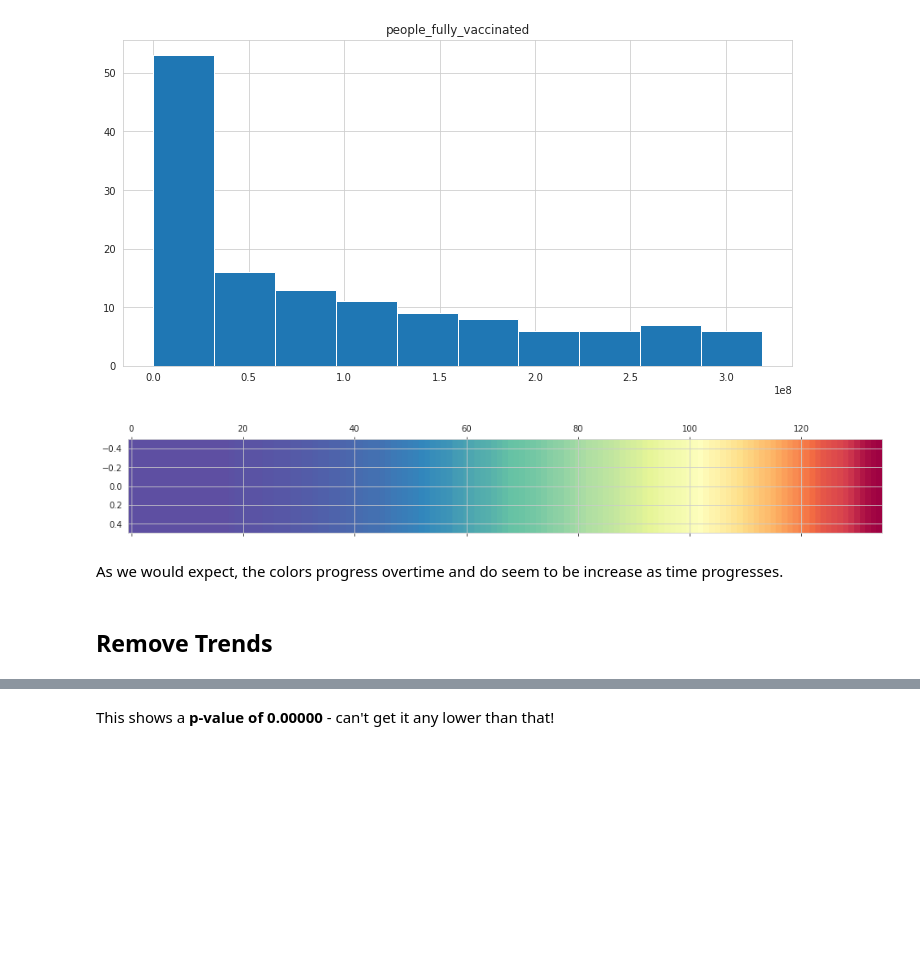
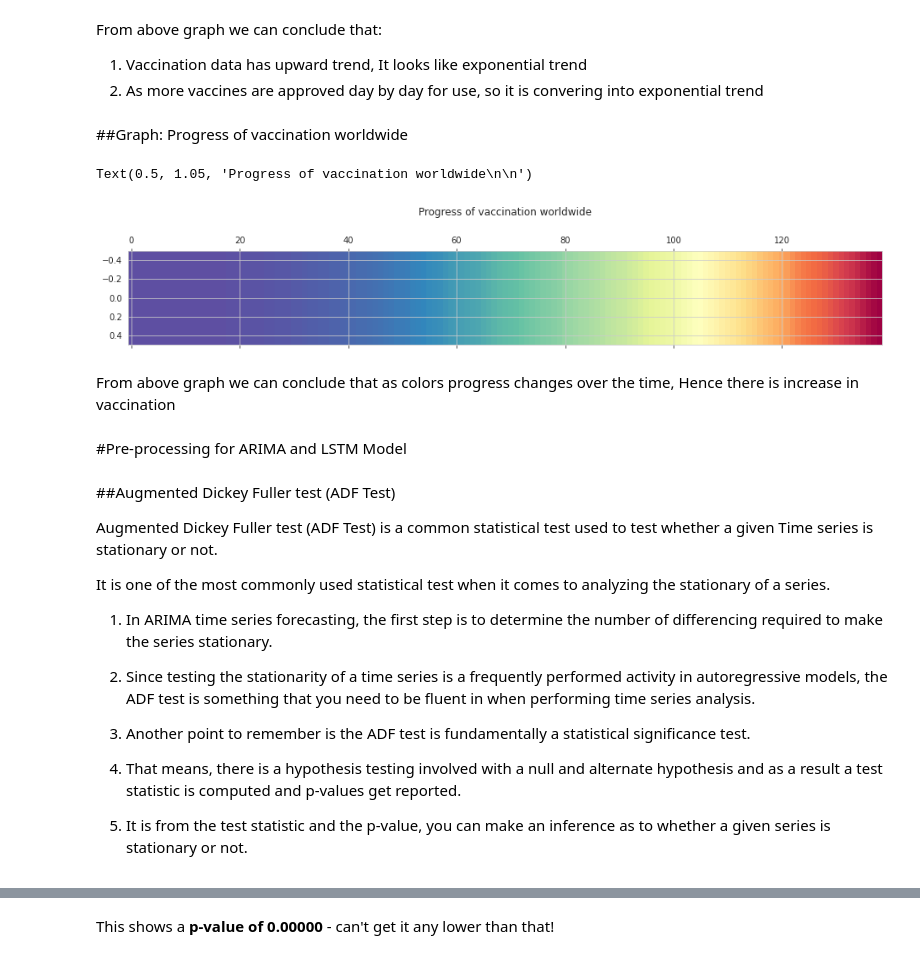
Before and after one commit to jayaemekar/Appiled-Machine-Learning, a Jupyter notebook: PathToHerdImmunity_ARIMA_LSTM_Model.ipynb, the cells around one changed output, grey strips where cells are left out. Cells and saved outputs as stored; diff of their text form; code cells hidden in the pictures; blank space fills up the shorter version.

```diff
--- a/PathToHerdImmunity_ARIMA_LSTM_Model.ipynb
+++ b/PathToHerdImmunity_ARIMA_LSTM_Model.ipynb
@@ -72,3 +122,11 @@ warnings.filterwarnings('ignore')
 # %%
-fully_vax_df = pd.read_csv('https://raw.githubusercontent.com/owid/covid-19-data/master/public/data/vaccinations/vaccinations.csv')
-fully_vax_df['Day'] = pd.to_datetime(fully_vax_df['date'])
+df_fully_vax = pd.read_csv('https://raw.githubusercontent.com/owid/covid-19-data/master/public/data/vaccinations/vaccinations.csv')
+df_fully_vax['Date'] = pd.to_datetime(df_fully_vax['date'])
+fully_vax = df_fully_vax.copy()
+fully_vax.set_index('Date', inplace= True)
+world_df = fully_vax.where(fully_vax['location'] == 'World')
+world_df.dropna(inplace= True)
+world_df.drop(['iso_code', 'location','date'	,'total_vaccinations'	,'people_vaccinated'	,
+               'daily_vaccinations_raw',	'daily_vaccinations',	'total_vaccinations_per_hundred',
+               'people_vaccinated_per_hundred',	'people_fully_vaccinated_per_hundred',
+               'daily_vaccinations_per_million'], axis= 1, inplace= True)
@@ -78,4 +132,0 @@ fully_vax_ts.set_index('Day', inplace= True)
-# %%
-world_df = fully_vax_ts.where(fully_vax_ts['location'] == 'World')
-world_df.dropna(inplace= True)
-world_df.drop(['iso_code', 'location','date'	,'total_vaccinations'	,'people_vaccinated'	,	'daily_vaccinations_raw',	'daily_vaccinations',	'total_vaccinations_per_hundred',	'people_vaccinated_per_hundred',	'people_fully_vaccinated_per_hundred',	'daily_vaccinations_per_million'], axis= 1, inplace= True)
@@ -123,16 +176,34 @@ fig.show()
-# %%
-world_df.hist(figsize= (12,6))
-plt.show()
-# %% [output]
-[figure, removed]
+# %% [markdown]
+From above graph we can conclude that:
+1. Vaccination data has upward trend, It looks like exponential trend
+2. As more vaccines are approved day by day for use, so it is convering into exponential trend
+# %% [markdown]
+##Graph: Progress of vaccination worldwide
 # %%
-world_matrix = world_df.T
-plt.matshow(world_matrix, interpolation= None, aspect= 'auto', cmap = plt.cm.Spectral_r);
+plt.matshow(world_df.T, interpolation= None, aspect= 'auto', cmap = plt.cm.Spectral_r);
+plt.title("Progress of vaccination worldwide\n\n")
 # %% [output]
+Text(0.5, 1.05, 'Progress of vaccination worldwide\n\n')
-[figure, old version]
+[figure, new version]
-# %% [markdown]
-As we would expect, the colors progress overtime and do seem to be increase as time progresses.
-# %% [markdown]
-## Remove Trends
+# %% [markdown]
+From above graph we can conclude that as colors progress changes over the time, Hence there is increase in vaccination
+# %% [markdown]
+#Pre-processing for ARIMA and LSTM Model
+# %% [markdown]
+##Augmented Dickey Fuller test (ADF Test)
+
+Augmented Dickey Fuller test (ADF Test) is a common statistical test used to test whether a given Time series is stationary or not.
+
+It is one of the most commonly used statistical test when it comes to analyzing the stationary of a series.
+
+1. In ARIMA time series forecasting, the first step is to determine the number of differencing required to make the series stationary.
+
+2. Since testing the stationarity of a time series is a frequently performed activity in autoregressive models, the ADF test is something that you need to be fluent in when performing time series analysis.
+
+3. Another point to remember is the ADF test is fundamentally a statistical significance test.
+
+4. That means, there is a hypothesis testing involved with a null and alternate hypothesis and as a result a test statistic is computed and p-values get reported.
+
+5. It is from the test statistic and the p-value, you can make an inference as to whether a given series is stationary or not.
 # %%
 # Create function to calculate Dickey Fuller test and plot rolling statistics
```
Also changed, not shown: parts of 170 cells of this notebook.
